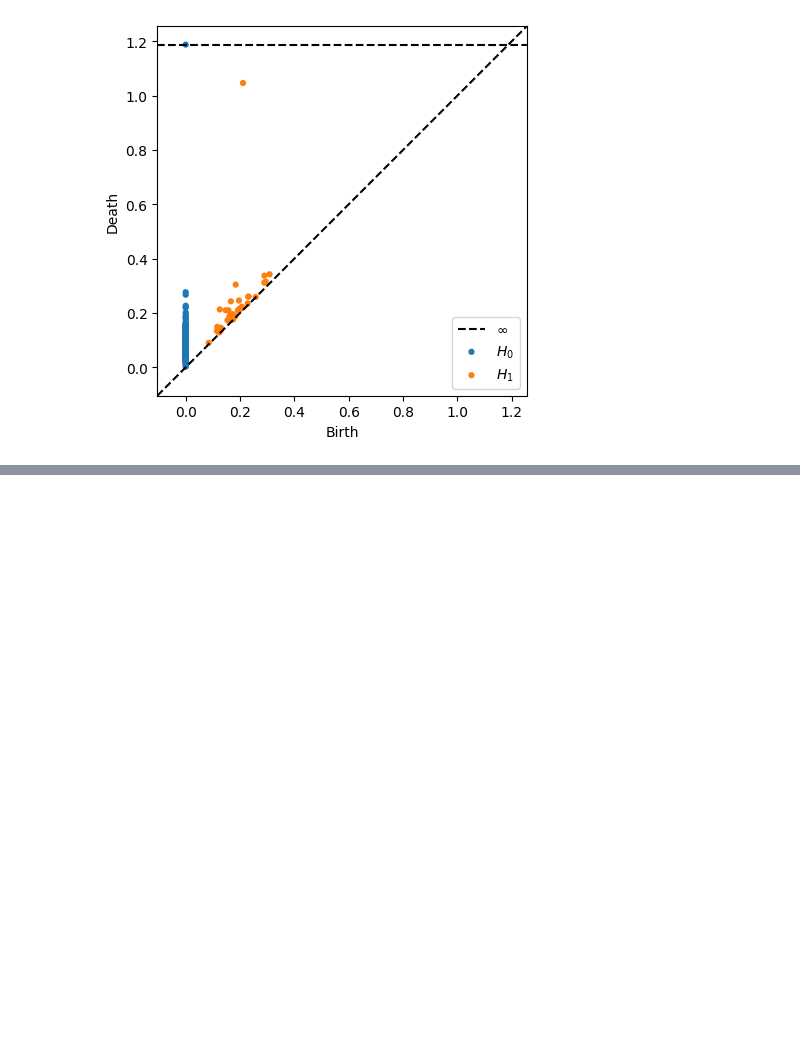
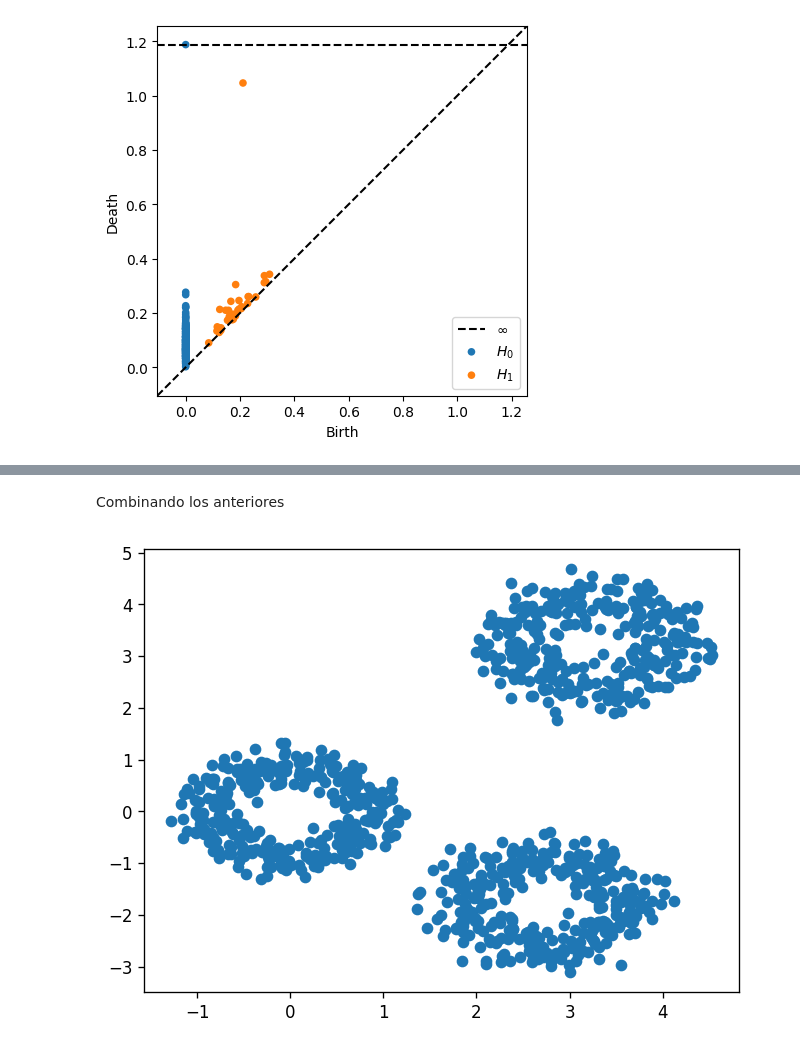
Before and after one commit to gmauricio-toledo/Persistent-Homology-demo, a Jupyter notebook: demo.ipynb, the cells around one changed output, grey strips where cells are left out. Cells and saved outputs as stored; diff of their text form; code cells hidden in the pictures; blank space fills up the shorter version.

```diff
--- a/demo.ipynb
+++ b/demo.ipynb
@@ -38,0 +62,20 @@ Rips(maxdim=1, thresh=inf, coeff=2, do_cocycles=False, n_perm = None, verbose=Tr
+# %% [markdown]
+Combinando los anteriores
+# %%
+from sklearn.datasets import make_circles
+
+X1, _ = make_circles(n_samples=300,noise=0.15)
+
+noise = np.random.random(size=X1.shape)
+X2 = X1 + np.array([3,3]) + 0.5*noise
+
+noise = np.random.random(size=X1.shape)
+X3 = X1 + np.array([2.5,-2]) + 0.5*noise
+
+X = np.vstack((X1,X2,X3))
+
+plt.figure(dpi=120)
+plt.scatter(X[:,0],X[:,1])
+plt.show()
+# %% [output]
+[figure, added]
```
Also changed, not shown: parts of 10 cells of this notebook.
